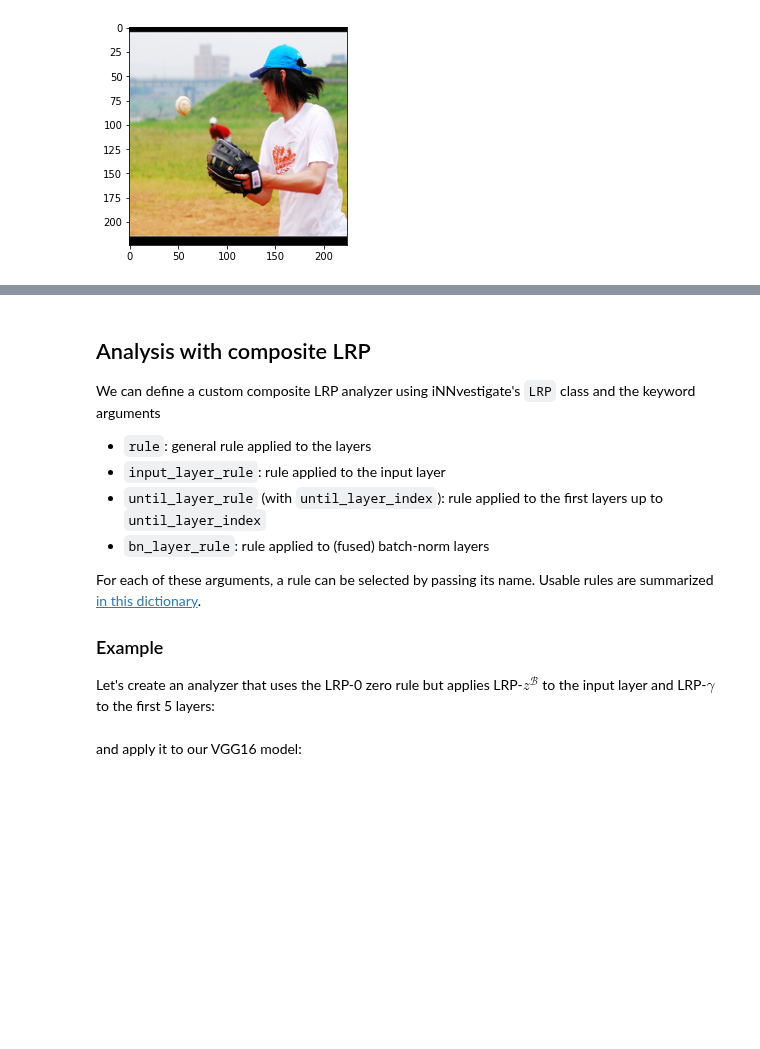
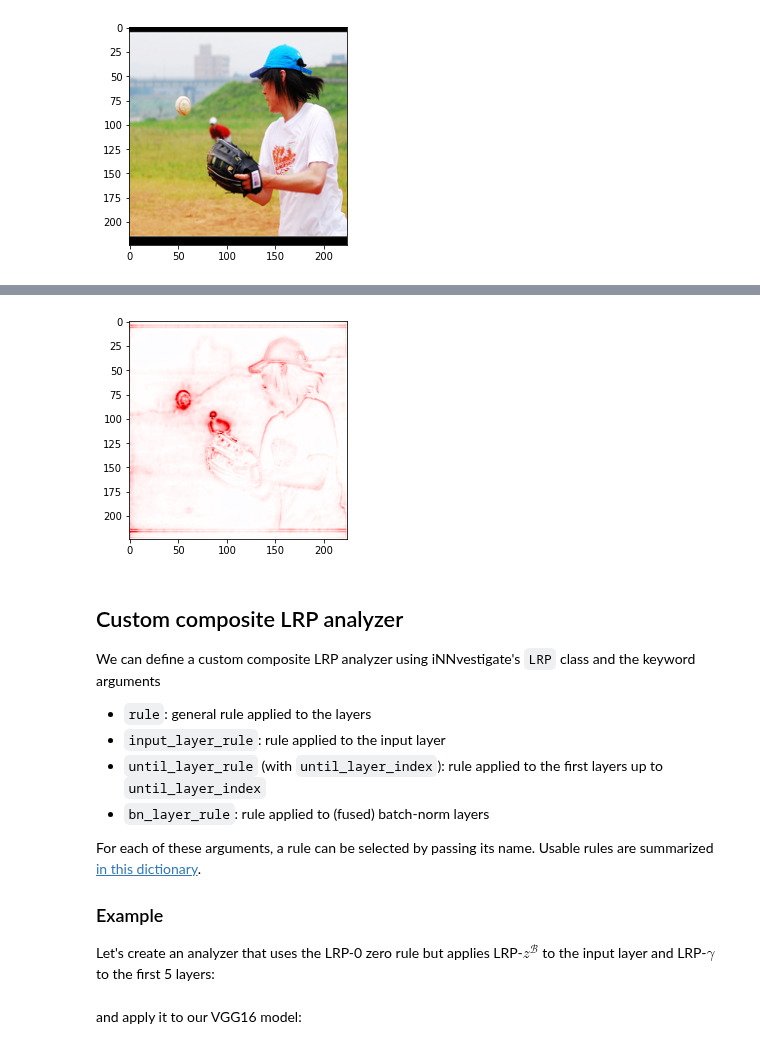
Before and after one commit to albermax/innvestigate, a Jupyter notebook: examples/notebooks/imagenet_composite_lrp.ipynb, the cells around one changed output, grey strips where cells are left out. Saved outputs shown, nothing was run; the diff lists cells and outputs as text; code cells hidden in the pictures; blank space fills up the shorter version.

Commit message:
Add LRPSequentialPreset* example

```diff
--- a/examples/notebooks/imagenet_composite_lrp.ipynb
+++ b/examples/notebooks/imagenet_composite_lrp.ipynb
@@ -88,0 +95,10 @@ plot.show()
+# %%
+analyzer = innvestigate.create_analyzer("lrp.sequential_preset_a", model_wo_softmax)
+a = analyzer.analyze(x)
+
+# Postprocess
+a = imgnetutils.postprocess(a, color_conversion, channels_first)
+# Display the gradient
+plot.imshow(imgnetutils.heatmap(a)[0])
+plot.show()
+# %% [output]
@@ -89,5 +106,6 @@ plot.show()
+[figure, added]
 # %% [markdown]
-## Analysis with composite LRP
+## Custom composite LRP analyzer
 We can define a custom composite LRP analyzer using iNNvestigate's `LRP` class and the keyword arguments
 * `rule`: general rule applied to the layers
 * `input_layer_rule`: rule applied to the input layer
```
Also changed, not shown: parts of 3 cells of this notebook.
